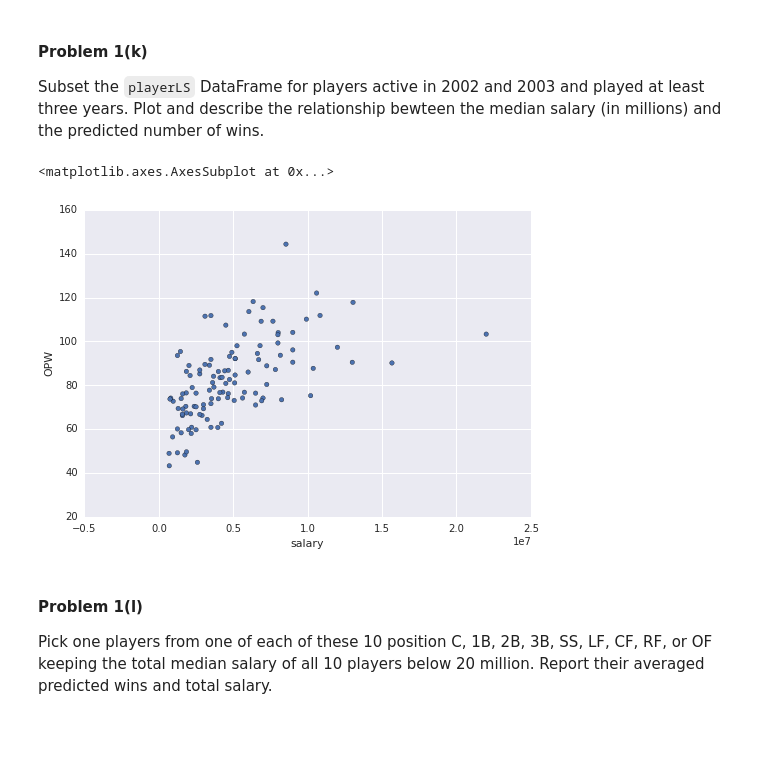
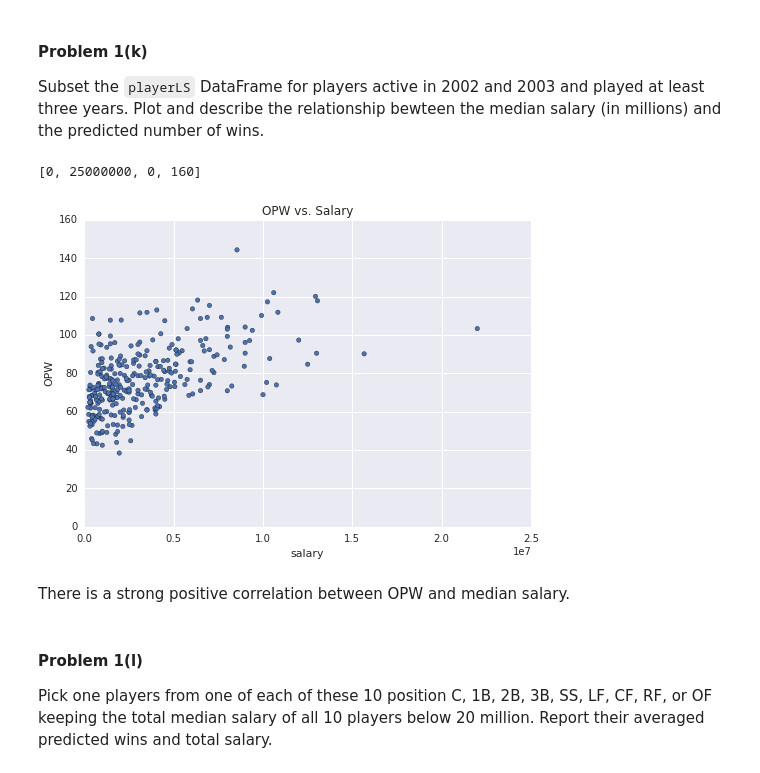
Before and after one commit to araftery/2014, a Jupyter notebook: homework/HW3.ipynb, the cells around one changed output. Cells and saved outputs as stored; diff of their text form; code cells hidden in the pictures; blank space fills up the shorter version.

```diff
--- a/homework/HW3.ipynb
+++ b/homework/HW3.ipynb
@@ -319,14 +311,26 @@ playerstats.head()
+# %%
+### Your code here ###
+playerstats.head()
+def get_year(x):
+    ret = str(x)[:4]
+    if ret == 'nan':
+        return np.nan
+    else:
+        return int(ret)
+
+import datetime as dt
+years = master.set_index('playerID')[['debut', 'finalGame']]
+years['first_year'] = years['debut'].apply(get_year)
+years['last_year'] = years['finalGame'].apply(get_year)
 # %% [markdown]
 #### Problem 1(h)
 
 Using the `playerstats` DataFrame created in Problem 1(g), create a new DataFrame called `playerLS` containing the player's lifetime stats. This DataFrame should contain the playerID, the year the player's career started, the year the player's career ended and the player's lifetime average for each of the quantities (singles, doubles, triples, HR, BB). For simplicity we will simply compute the avaerage of the rates by year (a more correct way is to go back to the totals).
 # %%
 ### Your code here ###
-first_year = playerstats.groupby('playerID').min()['yearID']
-last_year = playerstats.groupby('playerID').max()['yearID']
 avgs = playerstats.groupby('playerID').mean()[['BB', '1B', '2B', '3B', 'HR']]
-avgs['first_year'] = first_year
-avgs['last_year'] = last_year
+avgs['first_year'] = years['first_year']
+avgs['last_year'] = years['last_year']
 playerLS = avgs
 # %% [markdown]
 Show the head of the `playerLS` DataFrame.
@@ -374,6 +378,6 @@ pos_df = pd.DataFrame(positions)
 pos_df.columns = ['POS']
 playerLS = pd.merge(playerLS, medianSalaries.set_index('playerID'), left_index=True, right_index=True)
 playerLS = pd.merge(playerLS, pos_df, left_index=True, right_index=True)
-playerLS['OPW score'] = playerLS['OPW'] ** 7 / playerLS['salary']
+
 playerLS.head()
 # %% [output]
@@ -382,7 +393,7 @@ pandas.core.groupby.DataFrameGroupBy
 Show the head of the `playerLS` DataFrame.
 # %%
 ### Your code here ###
-new_column_order = ['nameFirst', 'nameLast', 'POS', 'salary', 'OPW', 'OPW score', 'BB', '1B', '2B', '3B', 'HR', 'first_year', 'last_year',]
+new_column_order = ['nameFirst', 'nameLast', 'POS', 'salary', 'OPW', 'BB', '1B', '2B', '3B', 'HR', 'first_year', 'last_year',]
 playerLS = playerLS[new_column_order]
 playerLS.head()
 # %% [output]
@@ -400,10 +411,15 @@ playerLS.head()
 Subset the `playerLS` DataFrame for players active in 2002 and 2003 and played at least three years. Plot and describe the relationship bewteen the median salary (in millions) and the predicted number of wins.
 # %%
 ### Your code here ###
-playerLS[(playerLS['first_year'] <= 2000) & (playerLS['last_year'] >= 2003)].plot(x='salary', y='OPW', kind='scatter')
+playerLS = playerLS[(playerLS['first_year'] <= 2002) & (playerLS['last_year'] >= 2003)]
+playerLS.plot(x='salary', y='OPW', kind='scatter')
+plt.title('OPW vs. Salary')
+plt.axis([0, 25000000, 0, 160])
 # %% [output]
-<matplotlib.axes.AxesSubplot at 0x...>
+[0, 25000000, 0, 160]
-[figure, old version]
+[figure, new version]
+# %% [markdown]
+There is a strong positive correlation between OPW and median salary.
 # %% [markdown]
 #### Problem 1(l)
 Pick one players from one of each of these 10 position C, 1B, 2B, 3B, SS, LF, CF, RF, or OF keeping the total median salary of all 10 players below 20 million. Report their averaged predicted wins and total salary.
```
Also changed, not shown: parts of 46 cells of this notebook, 7 other files.
